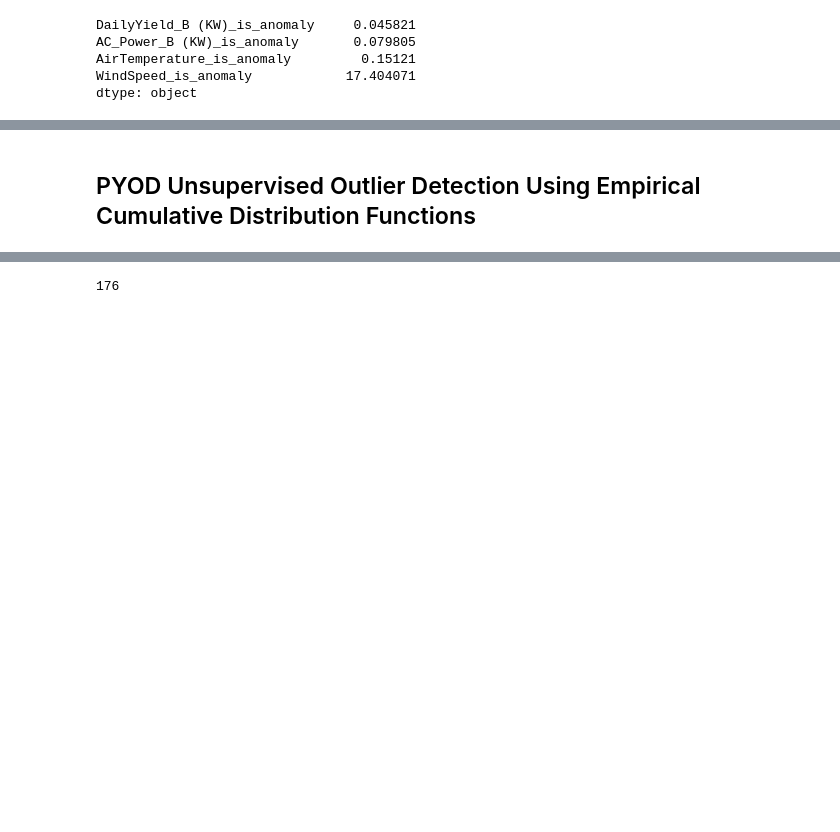
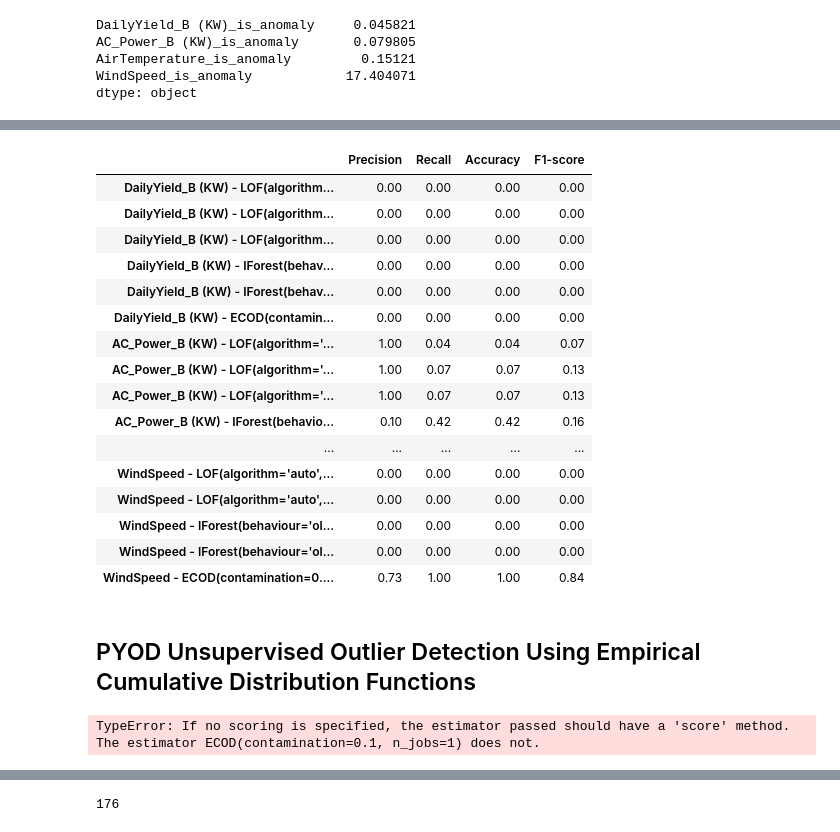
Before and after one commit to luisfernandoagottani/doctorade, a Jupyter notebook: notebooks/loanda/anomaly_detection.ipynb, the cells around one changed output, grey strips where cells are left out. Cells and saved outputs as stored; diff of their text form; code cells hidden in the pictures; blank space fills up the shorter version.

```diff
--- a/notebooks/loanda/anomaly_detection.ipynb
+++ b/notebooks/loanda/anomaly_detection.ipynb
@@ -590,0 +598,39 @@ dtype: object
+# %%
+def combine_detectors(detector_list, X,threshold):
+    """Combines the raw scores from several detectors via averaging."""
+    for i, detector in enumerate(detector_list):
+        start_time = time.time()
+        detector.fit(X)
+        end_time = time.time()
+        anomaly_label.loc[:, X.columns+ ' - ' + str(detector)+' - Threshold: std * '+str(threshold)+ ' - Execution Time: '+str(end_time - start_time)] = (detector.decision_scores_ > (abs(detector.decision_scores_).std()*threshold)).astype(int)
+
+    return anomaly_label
+
+anomaly_label = pd.DataFrame()
+detector_list = [
+    LOF(n_neighbors=10, contamination=0.01),
+    LOF(n_neighbors=20, contamination=0.05),
+    LOF(n_neighbors=30, contamination=0.1),
+    IForest(n_estimators=100, contamination=0.01),
+    IForest(n_estimators=200, contamination=0.05),
+    ECOD(contamination=0.1),
+]
+
+df_anomaly = df_analysis_ml[['AirTemperature', 'WindSpeed','DailyYield_B (KW)', 'AC_Power_B (KW)']].copy()
+for column in df_anomaly.columns:
+    anomaly_label = combine_detectors(detector_list, df_anomaly[[column]],threshold=3)
+
+    ml_evaluate = pd.DataFrame()
+    for columns_label in df_analysis_ml.columns[df_analysis_ml.columns.str.contains('anomaly')]:
+        for columns_predicted in anomaly_label:
+            if columns_predicted.split(' - ')[0] == columns_label.split('_is_anomaly')[0]:
+                label_anomaly = df_analysis_ml[columns_label].astype(int).values
+                prediction = anomaly_label[columns_predicted].astype(int).values
+                precision = precision_score(label_anomaly, prediction, pos_label=1, average = 'binary')
+                recall = recall_score(label_anomaly, prediction, pos_label=1, average = 'binary')
+                accuracy = accuracy_score(label_anomaly, prediction)
+                f1 = f1_score(label_anomaly, prediction, pos_label=1, average = 'binary')
+                ml_evaluate.loc[columns_predicted,'Precision'] = f'{precision:.2f}'
+                ml_evaluate.loc[columns_predicted,'Recall'] = f'{recall:.2f}'
+                ml_evaluate.loc[columns_predicted,'Accuracy'] = f'{recall:.2f}'
+                ml_evaluate.loc[columns_predicted,'F1-score'] = f'{f1:.2f}'
@@ -591,3 +657,23 @@ dtype: object
+# %%
+ml_evaluate
+# %% [output]
+|  | Precision | Recall | Accuracy | F1-score |
+| DailyYield_B (KW) - LOF(algorithm... | 0.00 | 0.00 | 0.00 | 0.00 |
+| DailyYield_B (KW) - LOF(algorithm... | 0.00 | 0.00 | 0.00 | 0.00 |
+| DailyYield_B (KW) - LOF(algorithm... | 0.00 | 0.00 | 0.00 | 0.00 |
+| DailyYield_B (KW) - IForest(behav... | 0.00 | 0.00 | 0.00 | 0.00 |
+| DailyYield_B (KW) - IForest(behav... | 0.00 | 0.00 | 0.00 | 0.00 |
+| DailyYield_B (KW) - ECOD(contamin... | 0.00 | 0.00 | 0.00 | 0.00 |
+| AC_Power_B (KW) - LOF(algorithm='... | 1.00 | 0.04 | 0.04 | 0.07 |
+| AC_Power_B (KW) - LOF(algorithm='... | 1.00 | 0.07 | 0.07 | 0.13 |
+| AC_Power_B (KW) - LOF(algorithm='... | 1.00 | 0.07 | 0.07 | 0.13 |
+| AC_Power_B (KW) - IForest(behavio... | 0.10 | 0.42 | 0.42 | 0.16 |
+| ... | ... | ... | ... | ... |
+| WindSpeed - LOF(algorithm='auto',... | 0.00 | 0.00 | 0.00 | 0.00 |
+| WindSpeed - LOF(algorithm='auto',... | 0.00 | 0.00 | 0.00 | 0.00 |
+| WindSpeed - IForest(behaviour='ol... | 0.00 | 0.00 | 0.00 | 0.00 |
+| WindSpeed - IForest(behaviour='ol... | 0.00 | 0.00 | 0.00 | 0.00 |
+| WindSpeed - ECOD(contamination=0.... | 0.73 | 1.00 | 1.00 | 0.84 |
 # %% [markdown]
 ## PYOD Unsupervised Outlier Detection Using Empirical Cumulative Distribution Functions <br>
 # %%
@@ -614,11 +700,18 @@ for y in df_anomaly.columns:
     test = df_y_normalized.iloc[train_row_number:,:]
 
     clf = ECOD()
-    clf.fit(train)
+    # Define the parameter grid for grid search
+    param_grid = {
+        'contamination': [0.05,0.1,0.15],
+        'n_jobs': [1, 5, 10]
+    }
+    grid_search = GridSearchCV(estimator=clf, param_grid=param_grid)
+
+    grid_search.fit(train)
 
     # get outlier scores
-    y_train_scores = clf.decision_scores_  # raw outlier scores on the train data
-    y_test_scores = clf.decision_function(test)  # predict raw outlier scores on test
+    y_train_scores = grid_search.decision_scores_  # raw outlier scores on the train data
+    y_test_scores = grid_search.decision_function(test)  # predict raw outlier scores on test
 
     # The threshold is 6 times the standard deviation
     results_ecod_test = df_y[[y]].iloc[train_row_number:,:][(y_test_scores > y_test_scores.std()*6)]
@@ -629,13 +722,14 @@ for y in df_anomaly.columns:
     df_y.loc[total_anomalias.index,:] = None
     df_anomaly[str(y) + '_is_anomaly_'+algoritmo] = False
     df_anomaly.loc[total_anomalias.index,str(y) + '_is_anomaly_'+algoritmo] = True
-
+    print(grid_search.get_params())
     # df_anomaly[y] = df_y[y].interpolate()
 
 end_time = time.time()
 
 # Resultado Algoritmo:
 ml_info = pd.DataFrame(df_anomaly[df_anomaly.columns[df_anomaly.columns.str.contains('_is_anomaly_'+algoritmo+'_% of anomaly')]].sum()/len(df_anomaly) * 100, columns = ["Results"])
+ml_info.loc['contamination','Results'] = algoritmo
 ml_info.loc['algoritmo_anomalia','Results'] = algoritmo
 ml_info.loc['tempo_execucao (s)','Results'] = end_time - start_time
 ml_info.loc['threshold','Results'] = "6x scores std"
@@ -656,3 +750,5 @@ for columns_label in df_analysis_ml.columns[df_analysis_ml.columns.str.contains(
             ml_evaluate.loc[columns_predicted,'Recall'] = f'{recall:.2f}'
             ml_evaluate.loc[columns_predicted,'Accuracy'] = f'{recall:.2f}'
             ml_evaluate.loc[columns_predicted,'F1-score'] = f'{f1:.2f}'
+# %% [output]
+TypeError: If no scoring is specified, the estimator passed should have a 'score' method. The estimator ECOD(contamination=0.1, n_jobs=1) does not.
```
Also changed, not shown: parts of 12 cells of this notebook.
